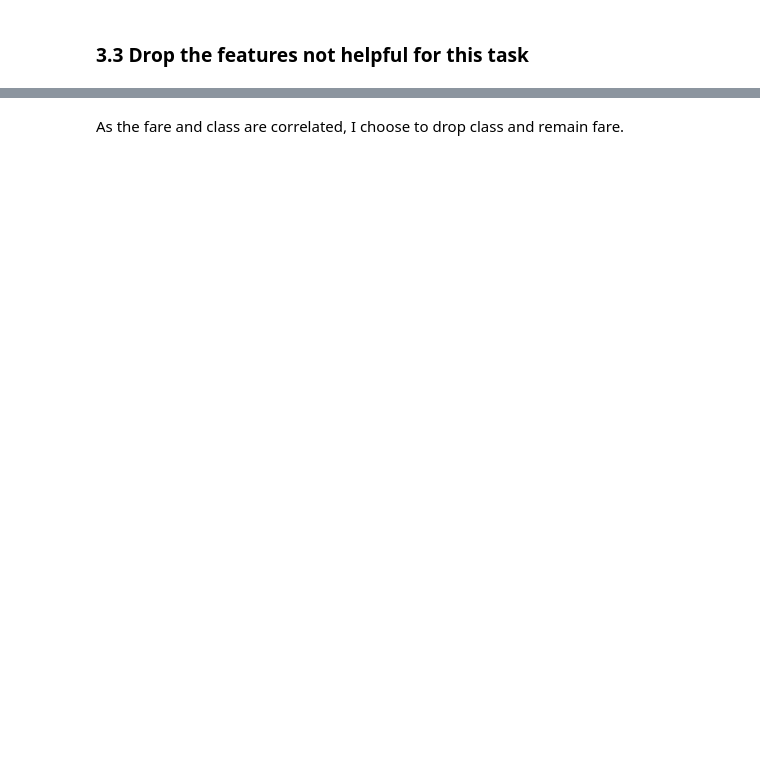
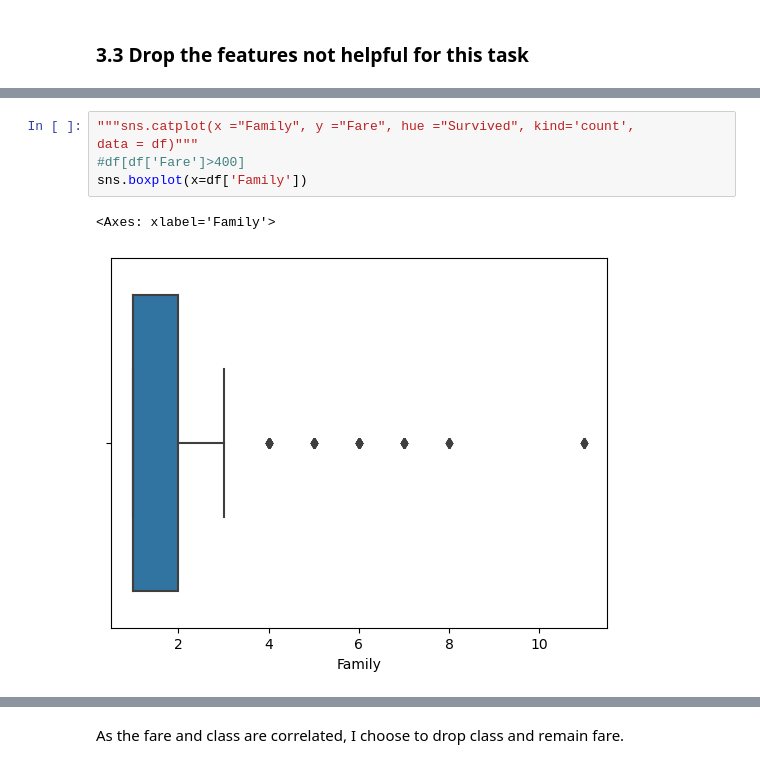
Before and after one commit to RockDeng110/titanic-predictions, a Jupyter notebook: titanic-prediction.ipynb, the cells around one changed output, grey strips where cells are left out. Drawn from its saved outputs; the diff is of its cells as text; blank space fills up the shorter version.

```diff
--- a/titanic-prediction.ipynb
+++ b/titanic-prediction.ipynb
@@ -272,0 +373,8 @@ nCol:14 nGrapShown:18 nGraphRow:5
+# %%
+"""sns.catplot(x ="Family", y ="Fare", hue ="Survived", kind='count',
+data = df)"""
+#df[df['Fare']>400]
+sns.boxplot(x=df['Family'])
+# %% [output]
+<Axes: xlabel='Family'>
+[figure, added]
```
Also changed, not shown: parts of 88 cells of this notebook, 2 other files.
